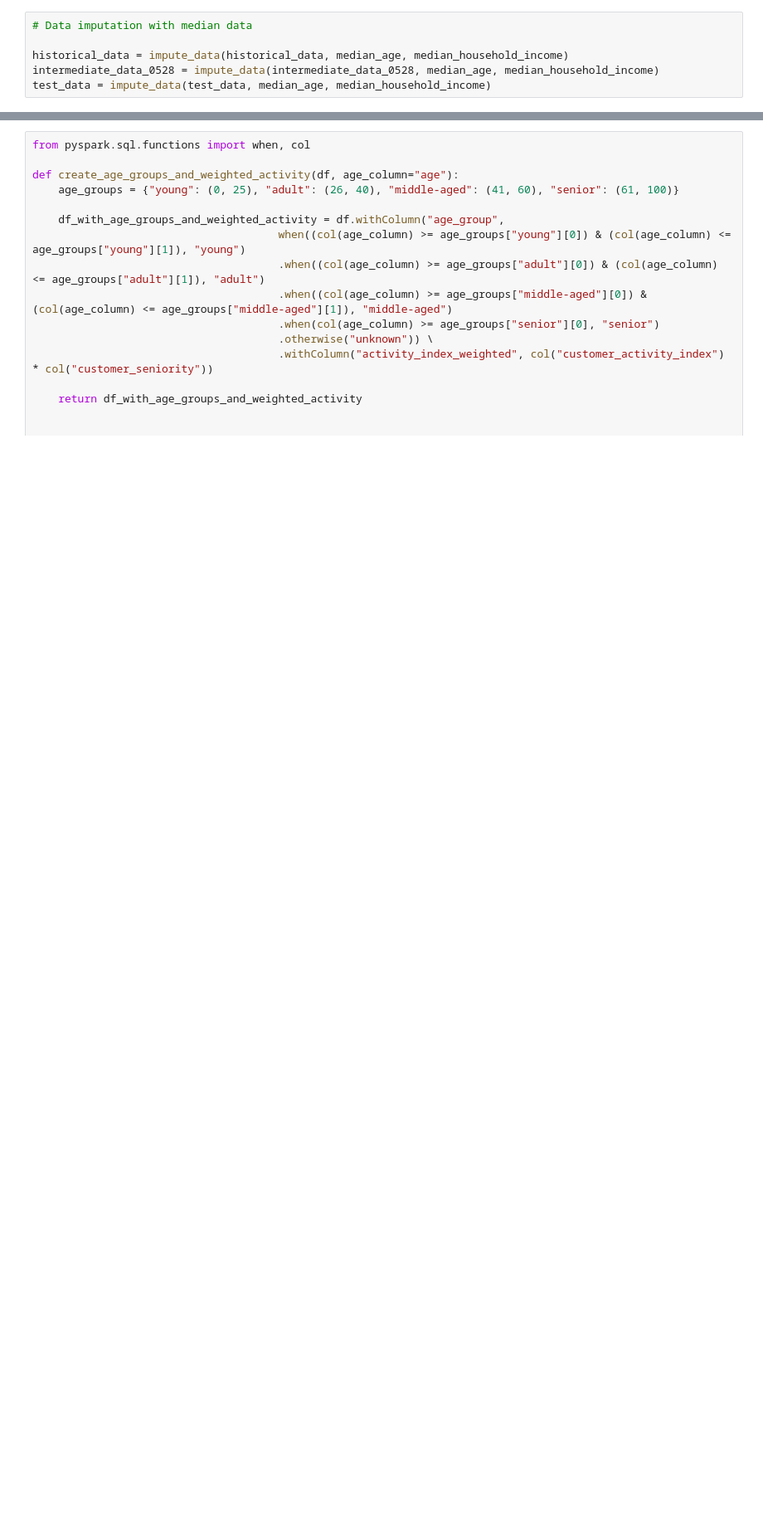
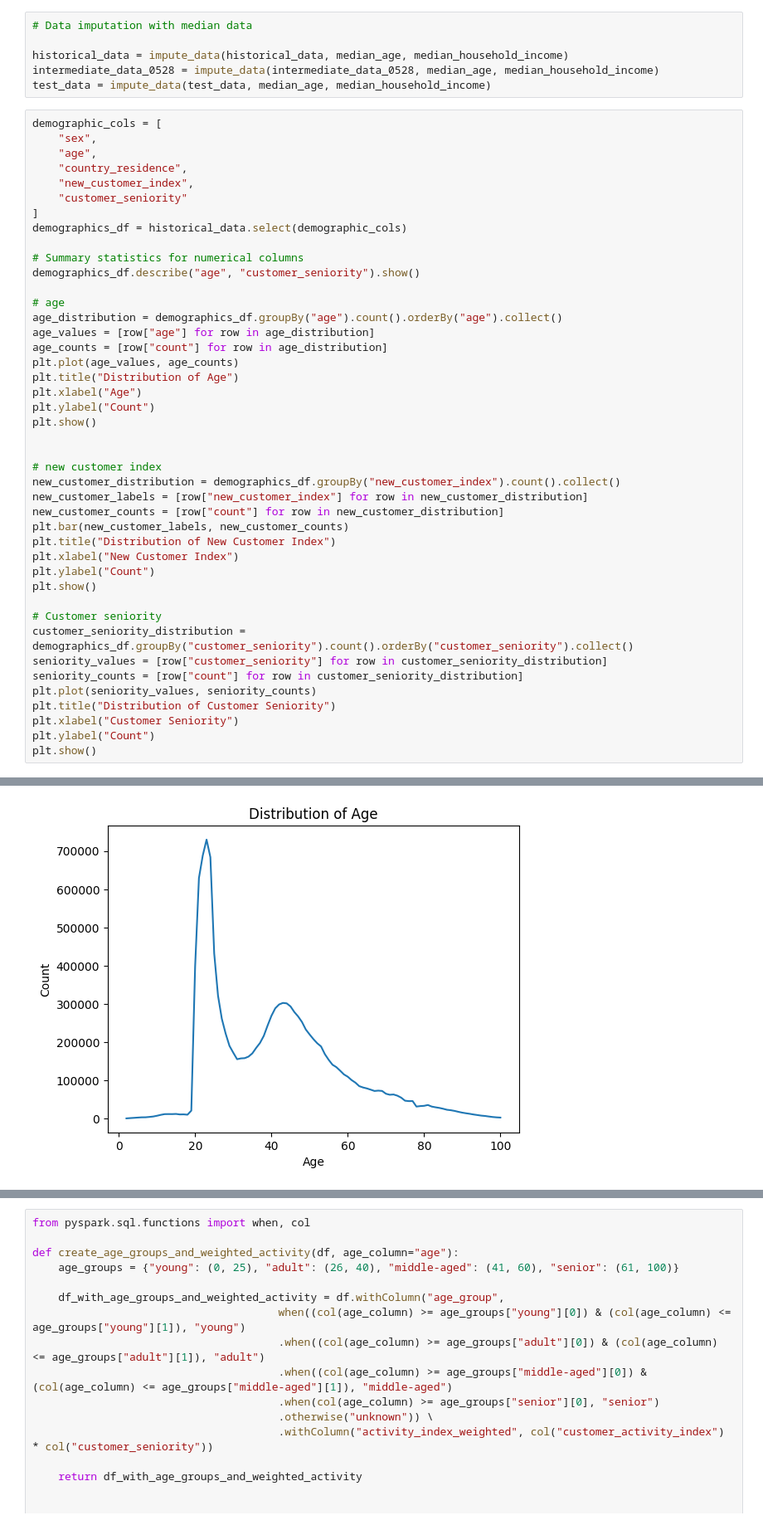
Before and after one commit to varsha6319/Product_Rec, a Jupyter notebook: Step_1.ipynb, the cells around one changed output, grey strips where cells are left out. Shown at 83% size. Saved outputs shown, nothing was run; the diff lists cells and outputs as text; blank space fills up the shorter version.

```diff
--- a/Step_1.ipynb
+++ b/Step_1.ipynb
@@ -308,3 +312,47 @@ def impute_data(df, median_age, median_household_income):
 historical_data = impute_data(historical_data, median_age, median_household_income)
 intermediate_data_0528 = impute_data(intermediate_data_0528, median_age, median_household_income)
 test_data = impute_data(test_data, median_age, median_household_income)
+# %%
+demographic_cols = [
+    "sex",
+    "age",
+    "country_residence",
+    "new_customer_index",
+    "customer_seniority"
+]
+demographics_df = historical_data.select(demographic_cols)
+
+# Summary statistics for numerical columns
+demographics_df.describe("age", "customer_seniority").show()
+
+# age
+age_distribution = demographics_df.groupBy("age").count().orderBy("age").collect()
+age_values = [row["age"] for row in age_distribution]
+age_counts = [row["count"] for row in age_distribution]
+plt.plot(age_values, age_counts)
+plt.title("Distribution of Age")
+plt.xlabel("Age")
+plt.ylabel("Count")
+plt.show()
+
+
+# new customer index
+new_customer_distribution = demographics_df.groupBy("new_customer_index").count().collect()
+new_customer_labels = [row["new_customer_index"] for row in new_customer_distribution]
+new_customer_counts = [row["count"] for row in new_customer_distribution]
+plt.bar(new_customer_labels, new_customer_counts)
+plt.title("Distribution of New Customer Index")
+plt.xlabel("New Customer Index")
+plt.ylabel("Count")
+plt.show()
+
+# Customer seniority
+customer_seniority_distribution = demographics_df.groupBy("customer_seniority").count().orderBy("customer_seniority").collect()
+seniority_values = [row["customer_seniority"] for row in customer_seniority_distribution]
+seniority_counts = [row["count"] for row in customer_seniority_distribution]
+plt.plot(seniority_values, seniority_counts)
+plt.title("Distribution of Customer Seniority")
+plt.xlabel("Customer Seniority")
+plt.ylabel("Count")
+plt.show()
+# %% [output]
@@ -310,0 +368 @@ test_data = impute_data(test_data, median_age, median_household_income)
+[figure, added]
```
Also changed, not shown: parts of 24 cells of this notebook.
